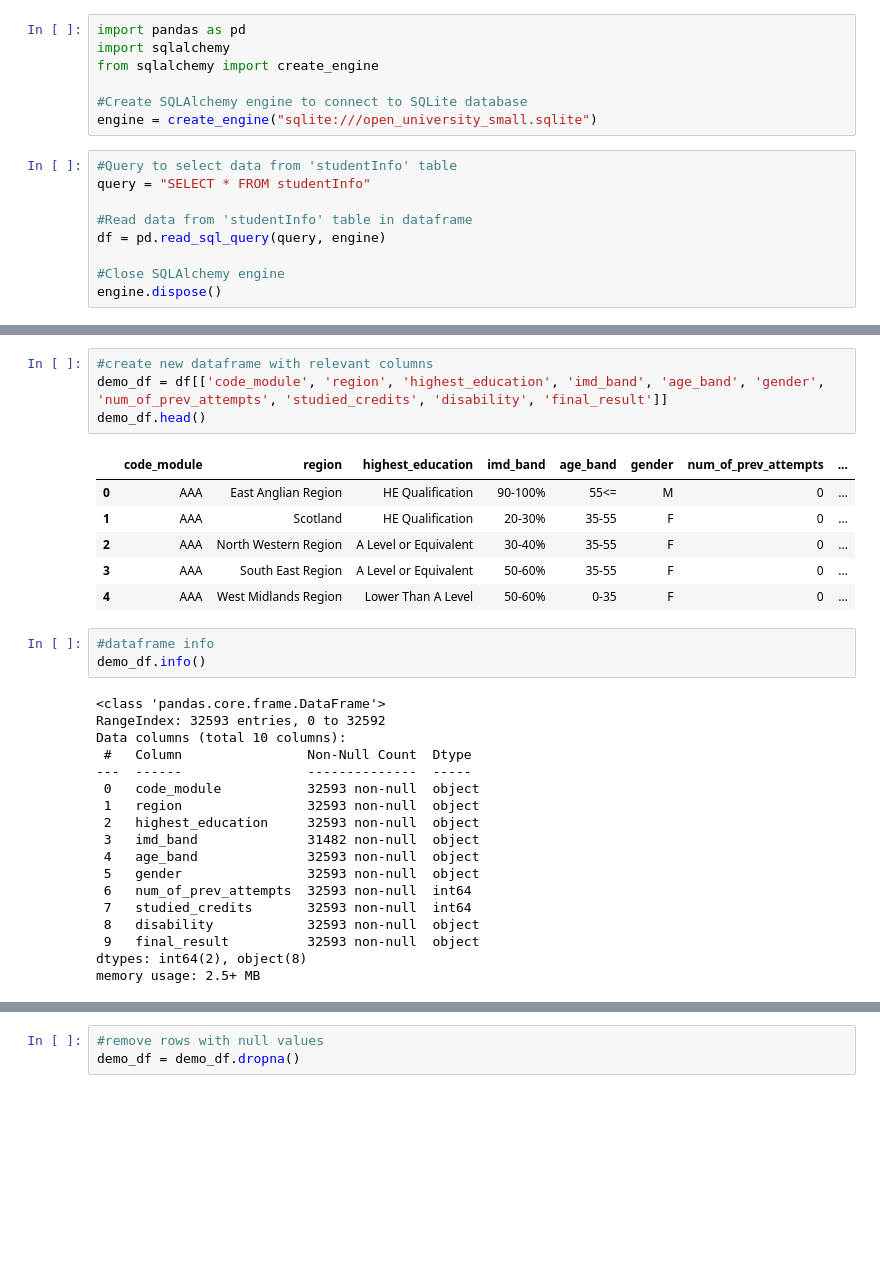
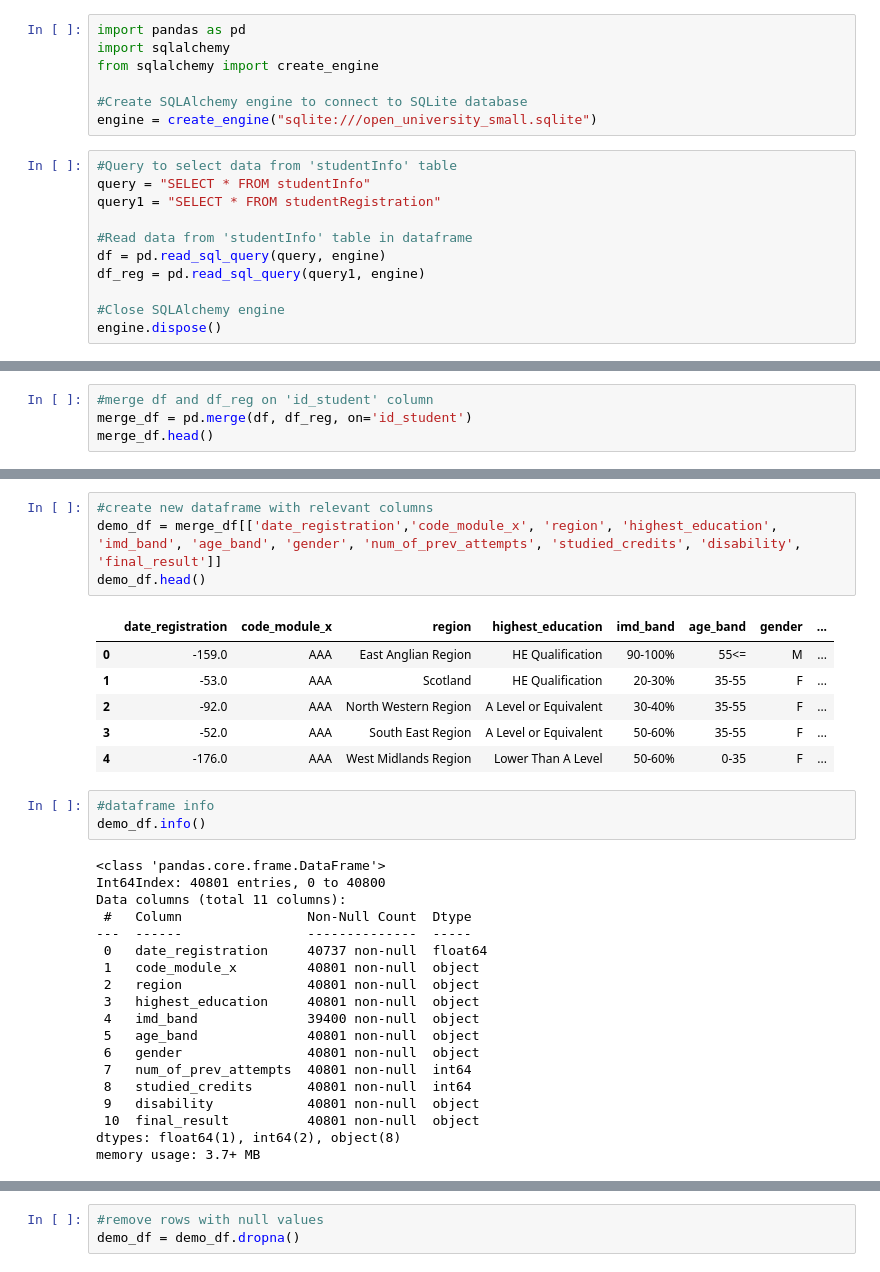
Before and after one commit to horsewell/project4, a Jupyter notebook: main.ipynb, the cells around one changed output, grey strips where cells are left out. Drawn from its saved outputs; the diff is of its cells as text; blank space fills up the shorter version.

```diff
--- a/main.ipynb
+++ b/main.ipynb
@@ -8,9 +8,11 @@ engine = create_engine("sqlite:///open_university_small.sqlite")
 # %%
 #Query to select data from 'studentInfo' table
 query = "SELECT * FROM studentInfo"
+query1 = "SELECT * FROM studentRegistration"
 
 #Read data from 'studentInfo' table in dataframe
 df = pd.read_sql_query(query, engine)
+df_reg = pd.read_sql_query(query1, engine)
 
 #Close SQLAlchemy engine
 engine.dispose()
@@ -16,0 +82,4 @@ engine.dispose()
+# %%
+#merge df and df_reg on 'id_student' column
+merge_df = pd.merge(df, df_reg, on='id_student')
+merge_df.head()
@@ -26,36 +102,37 @@ df.head()
 | 4 | 4 | AAA | 2013J | 32885 | F | West Midlands Region | Lower Than A Level | 50-60% | ... |
 # %%
 #create new dataframe with relevant columns
-demo_df = df[['code_module', 'region', 'highest_education', 'imd_band', 'age_band', 'gender', 'num_of_prev_attempts', 'studied_credits', 'disability', 'final_result']]
+demo_df = merge_df[['date_registration','code_module_x', 'region', 'highest_education', 'imd_band', 'age_band', 'gender', 'num_of_prev_attempts', 'studied_credits', 'disability', 'final_result']]
 demo_df.head()
 # %% [output]
-|  | code_module | region | highest_education | imd_band | age_band | gender | num_of_prev_attempts | ... |
-| 0 | AAA | East Anglian Region | HE Qualification | 90-100% | 55<= | M | 0 | ... |
-| 1 | AAA | Scotland | HE Qualification | 20-30% | 35-55 | F | 0 | ... |
-| 2 | AAA | North Western Region | A Level or Equivalent | 30-40% | 35-55 | F | 0 | ... |
-| 3 | AAA | South East Region | A Level or Equivalent | 50-60% | 35-55 | F | 0 | ... |
-| 4 | AAA | West Midlands Region | Lower Than A Level | 50-60% | 0-35 | F | 0 | ... |
+|  | date_registration | code_module_x | region | highest_education | imd_band | age_band | gender | ... |
+| 0 | -159.0 | AAA | East Anglian Region | HE Qualification | 90-100% | 55<= | M | ... |
+| 1 | -53.0 | AAA | Scotland | HE Qualification | 20-30% | 35-55 | F | ... |
+| 2 | -92.0 | AAA | North Western Region | A Level or Equivalent | 30-40% | 35-55 | F | ... |
+| 3 | -52.0 | AAA | South East Region | A Level or Equivalent | 50-60% | 35-55 | F | ... |
+| 4 | -176.0 | AAA | West Midlands Region | Lower Than A Level | 50-60% | 0-35 | F | ... |
 # %%
 #dataframe info
 demo_df.info()
 # %% [output]
 <class 'pandas.core.frame.DataFrame'>
-RangeIndex: 32593 entries, 0 to 32592
-Data columns (total 10 columns):
+Int64Index: 40801 entries, 0 to 40800
+Data columns (total 11 columns):
  #   Column                Non-Null Count  Dtype
 ---  ------                --------------  -----
- 0   code_module           32593 non-null  object
- 1   region                32593 non-null  object
- 2   highest_education     32593 non-null  object
- 3   imd_band              31482 non-null  object
- 4   age_band              32593 non-null  object
- 5   gender                32593 non-null  object
- 6   num_of_prev_attempts  32593 non-null  int64
- 7   studied_credits       32593 non-null  int64
- 8   disability            32593 non-null  object
- 9   final_result          32593 non-null  object
-dtypes: int64(2), object(8)
-memory usage: 2.5+ MB
+ 0   date_registration     40737 non-null  float64
+ 1   code_module_x         40801 non-null  object
+ 2   region                40801 non-null  object
+ 3   highest_education     40801 non-null  object
+ 4   imd_band              39400 non-null  object
+ 5   age_band              40801 non-null  object
+ 6   gender                40801 non-null  object
+ 7   num_of_prev_attempts  40801 non-null  int64
+ 8   studied_credits       40801 non-null  int64
+ 9   disability            40801 non-null  object
+ 10  final_result          40801 non-null  object
+dtypes: float64(1), int64(2), object(8)
+memory usage: 3.7+ MB
 # %%
 #number of rows in each column
 demo_df.count()
```
Also changed, not shown: parts of 22 cells of this notebook.
